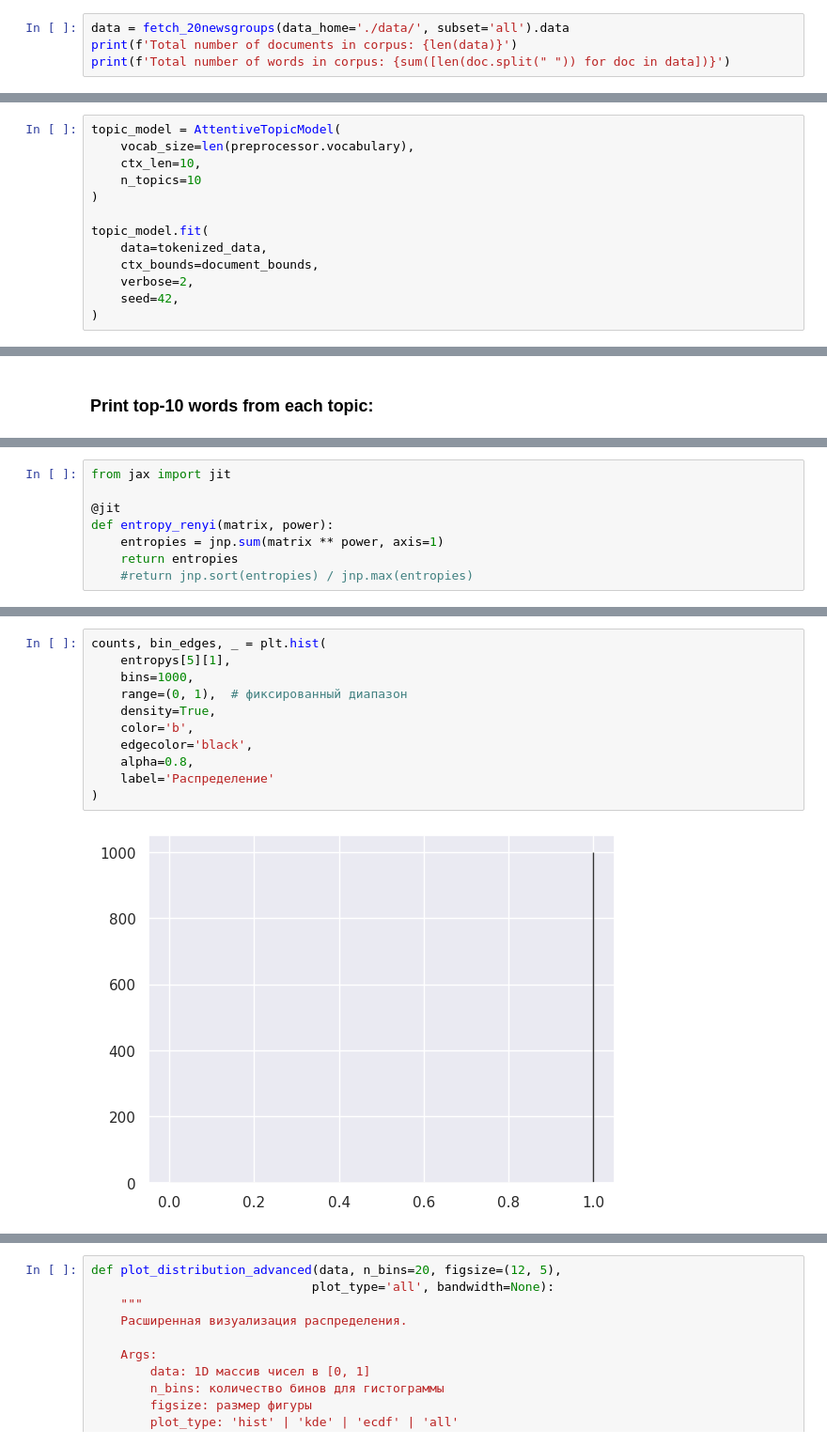
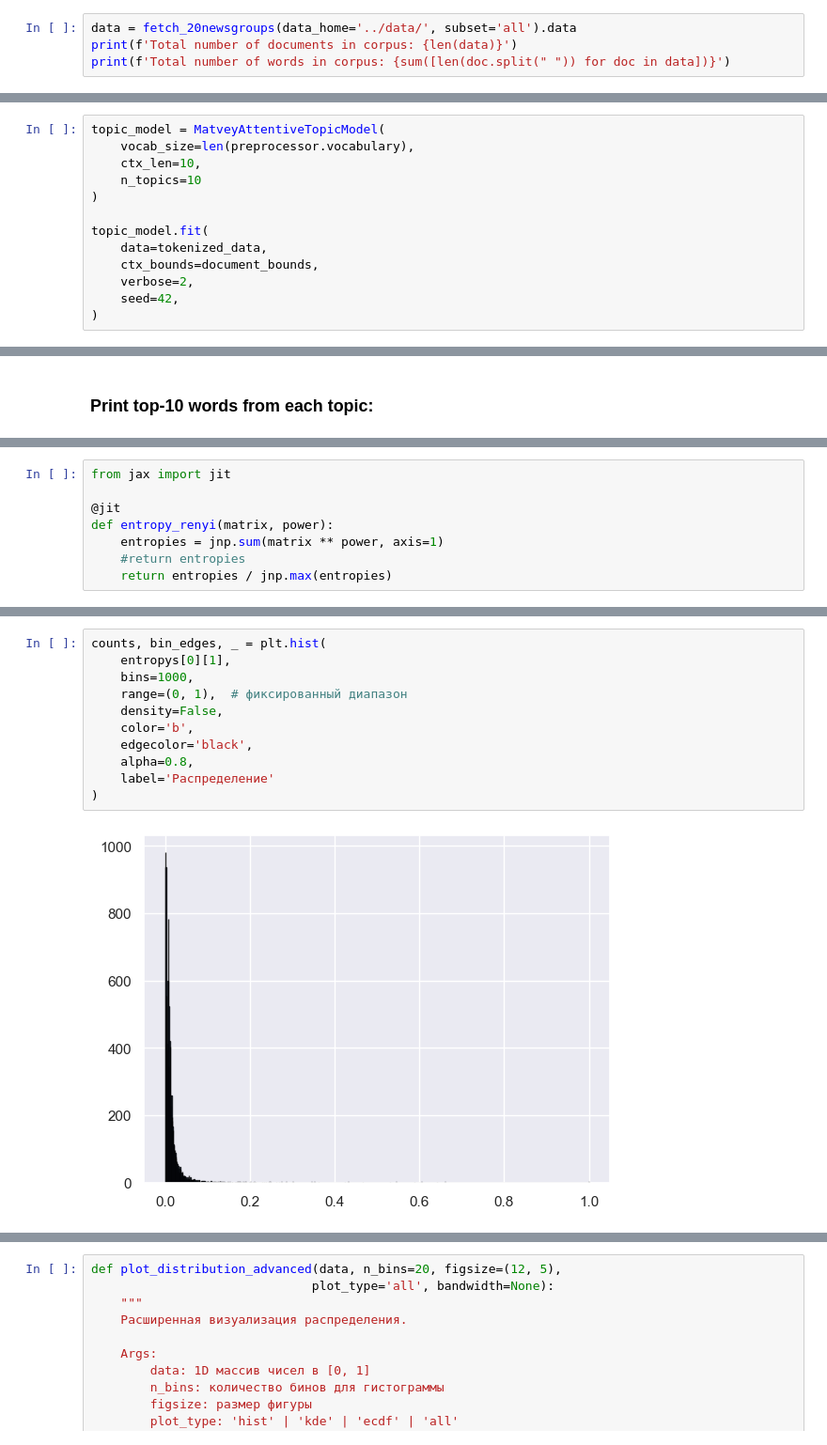
Before and after one commit to knagaev/project_artm, a Jupyter notebook: topic-modelling-attention/examples/my_quickstart.ipynb, the cells around one changed output, grey strips where cells are left out. Shown at 94% size. Cells and saved outputs as stored; diff of their text form.

Commit message:
base_model

```diff
--- a/topic-modelling-attention/examples/my_quickstart.ipynb
+++ b/topic-modelling-attention/examples/my_quickstart.ipynb
@@ -25,7 +28,7 @@ This example will guide you through the basic interaction with the model.
 
 First, let's download a sample dataset and preprocess it with `DatasetPreprocessor`.
 # %%
-data = fetch_20newsgroups(data_home='./data/', subset='all').data
+data = fetch_20newsgroups(data_home='../data/', subset='all').data
 print(f'Total number of documents in corpus: {len(data)}')
 print(f'Total number of words in corpus: {sum([len(doc.split(" ")) for doc in data])}')
 # %% [output]
@@ -137,5 +140,5 @@ The autoreload extension is already loaded. To reload it, use:
 # %%
-topic_model = AttentiveTopicModel(
+topic_model = MatveyAttentiveTopicModel(
     vocab_size=len(preprocessor.vocabulary),
     ctx_len=10,
     n_topics=10
@@ -264,5 +236,5 @@ from jax import jit
 @jit
 def entropy_renyi(matrix, power):
     entropies = jnp.sum(matrix ** power, axis=1)
-    return entropies
-    #return jnp.sort(entropies) / jnp.max(entropies)
+    #return entropies
+    return entropies / jnp.max(entropies)
@@ -300,16 +278,16 @@ Array(0.99999994, dtype=float32)
 # %%
 counts, bin_edges, _ = plt.hist(
-    entropys[5][1],
+    entropys[0][1],
     bins=1000,
     range=(0, 1),  # фиксированный диапазон
-    density=True,
+    density=False,
     color='b',
     edgecolor='black',
     alpha=0.8,
     label='Распределение'
 )
 # %% [output]
-[figure, old version]
+[figure, new version]
 # %%
 
 plt.figure(figsize=(10, 6))
```
Also changed, not shown: parts of 22 cells of this notebook, 12 other files.
